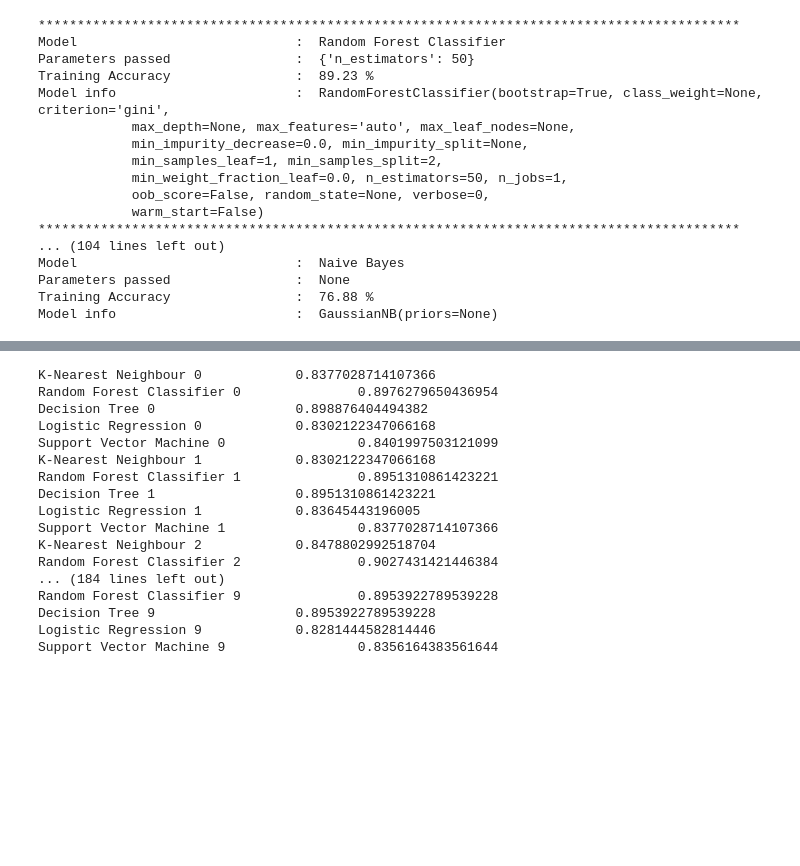
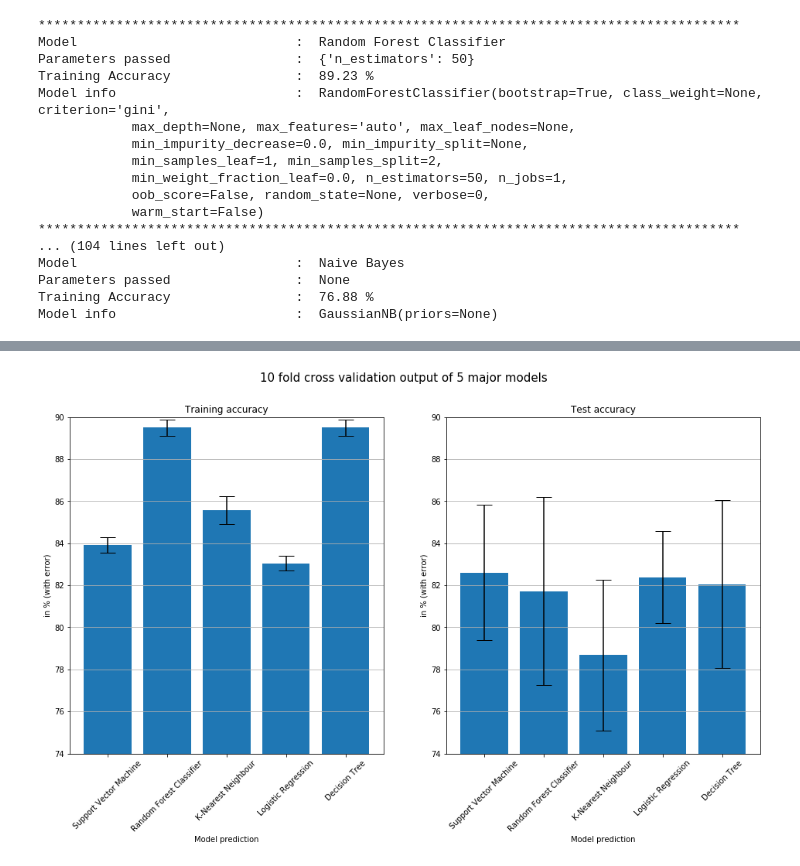
Before and after one commit to Rajesh-Nair/Feature-engineering-and-EDA-using-python, a Jupyter notebook: Titanic-model.ipynb, the cells around one changed output, grey strips where cells are left out. Drawn from its saved outputs; the diff is of its cells as text; code cells hidden in the pictures; blank space fills up the shorter version.

```diff
--- a/Titanic-model.ipynb
+++ b/Titanic-model.ipynb
@@ -270,26 +269,40 @@ Training Accuracy        :  83.1 % +/- 0.35
 Test Accuracy            :  82.38 % +/- 2.19
+# %%
+fig, (ax,ax2) = plt.subplots(ncols=2, figsize=(16,8))
+ax.bar([name for name in Kfld_tr_acc.keys()], \
+       [round(np.mean(Kfld_tr_acc[name]),2) for name in Kfld_tr_acc.keys()], \
+       yerr=[round(np.std(Kfld_tr_acc[name]),2) for name in Kfld_tr_acc.keys()], \
+       capsize = 10 \
+       )
+ax.set_xticklabels([name for name in Kfld_tr_acc.keys()], rotation=45)
+ax.set_xlabel('Model prediction')
+ax.set_ylim(74,90)
+ax.yaxis.grid(True)
+ax.set_ylabel('in % (with error)')
+ax.set_title('Training accuracy')
+
+ax2.bar([name for name in Kfld_ts_acc.keys()], \
+       [round(np.mean(Kfld_ts_acc[name]),2) for name in Kfld_ts_acc.keys()], \
+       yerr=[round(np.std(Kfld_ts_acc[name]),2) for name in Kfld_ts_acc.keys()], \
+       capsize = 10 \
+       )
+ax2.set_xticklabels([name for name in Kfld_ts_acc.keys()], rotation=45)
+ax2.set_xlabel('Model prediction')
+ax2.set_ylim(74,90)
+ax2.yaxis.grid(True)
+ax2.set_ylabel('in % (with error)')
+ax2.set_title('Test accuracy')
+
+plt.suptitle("10 fold cross validation output of 5 major models", fontsize=15)
+
+plt.show()
+# %% [output]
+[figure, added]
 # %%
-for i in range(len(Indexes))[1:] :
-    for k in range(10):
-        for name in Kfld_tr_pred.keys() :
-            print(name, k, '\t\t',sum(Kfld_tr_pred[name][k] == Kfld_tr_act[k])/len(Kfld_tr_act[k]))
-
-#len(Kfld_tr_act[0])
+# Add all 10fold cv prediction from 5 ML
+Kfld_tr_allpred = [0 for _ in range(10)]
+Kfld_ts_allpred = [0 for _ in range(10)]
+for k in range(10):
+    for name in Kfld_tr_pred.keys() :
+        Kfld_tr_allpred[k] += Kfld_tr_pred[name][k]
+        Kfld_ts_allpred[k] += Kfld_ts_pred[name][k]
-# %% [output]
-K-Nearest Neighbour 0            0.8377028714107366
-Random Forest Classifier 0               0.8976279650436954
-Decision Tree 0                  0.898876404494382
-Logistic Regression 0            0.8302122347066168
-Support Vector Machine 0                 0.8401997503121099
-K-Nearest Neighbour 1            0.8302122347066168
-Random Forest Classifier 1               0.8951310861423221
-Decision Tree 1                  0.8951310861423221
-Logistic Regression 1            0.83645443196005
-Support Vector Machine 1                 0.8377028714107366
-K-Nearest Neighbour 2            0.8478802992518704
-Random Forest Classifier 2               0.9027431421446384
-... (184 lines left out)
-Random Forest Classifier 9               0.8953922789539228
-Decision Tree 9                  0.8953922789539228
-Logistic Regression 9            0.8281444582814446
-Support Vector Machine 9                 0.8356164383561644
```
Also changed, not shown: parts of 10 cells of this notebook, 1 other file.
